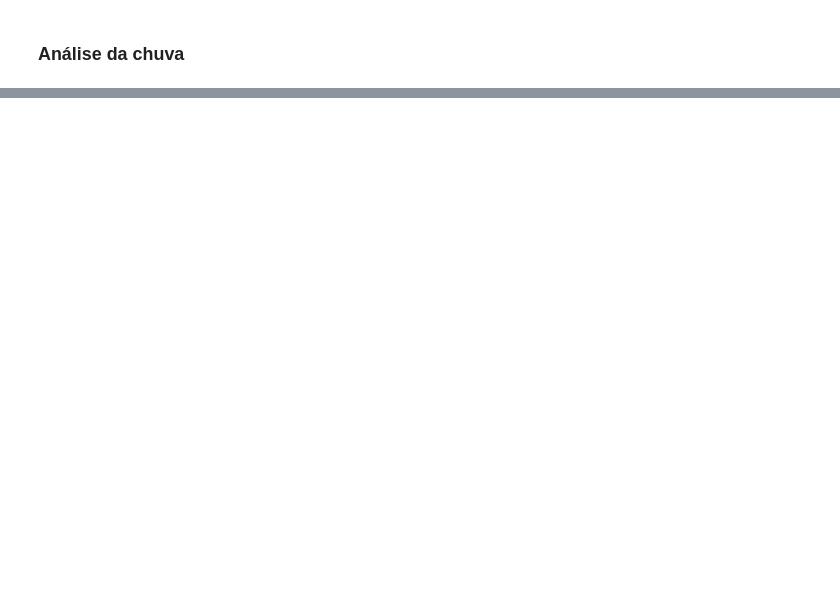
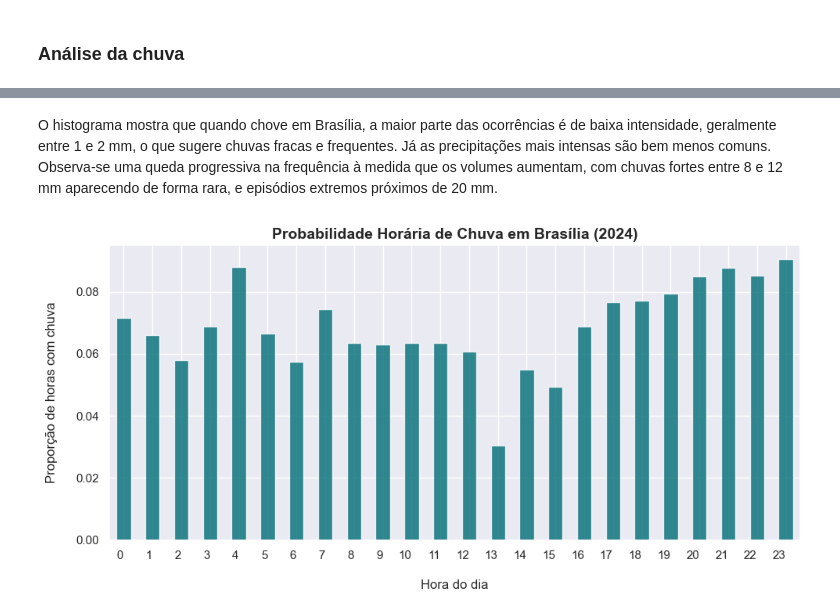
Before and after one commit to Mustasheep/brasilia-weather-forecasting, a Jupyter notebook: notebooks/02_eda.ipynb, the cells around one changed output, grey strips where cells are left out. Saved outputs shown, nothing was run; the diff lists cells and outputs as text; code cells hidden in the pictures; blank space fills up the shorter version.

Commit message:
análise exploratória concluída. Próximo passo é treinar modelo de classificação

```diff
--- a/notebooks/02_eda.ipynb
+++ b/notebooks/02_eda.ipynb
@@ -372,0 +370,24 @@ O gráfico da direita, que representa apenas as horas em que choveu, mostra uma
+# %% [markdown]
+O histograma mostra que quando chove em Brasília, a maior parte das ocorrências é de baixa intensidade, geralmente entre 1 e 2 mm, o que sugere chuvas fracas e frequentes. Já as precipitações mais intensas são bem menos comuns. Observa-se uma queda progressiva na frequência à medida que os volumes aumentam, com chuvas fortes entre 8 e 12 mm aparecendo de forma rara, e episódios extremos próximos de 20 mm.
+# %%
+# Analisando a probabilidade de chuva durante 24hr
+chuva_horaria = df.groupby("hora_num")["choveu"].mean()
+
+plt.figure(figsize=(10,5))
+
+chuva_horaria.plot(kind="bar",
+                   color="#006d77",
+                   alpha=0.8)
+
+plt.title("Probabilidade Horária de Chuva em Brasília (2024)",
+          fontsize= 14, fontweight="bold")
+
+plt.ylabel("Proporção de horas com chuva\n")
+plt.xlabel("\nHora do dia")
+plt.xticks(rotation=1, ha='right')
+
+# Plot
+plt.tight_layout()
+plt.show()
+# %% [output]
+[figure, added]
```
Also changed, not shown: parts of 19 cells of this notebook.
